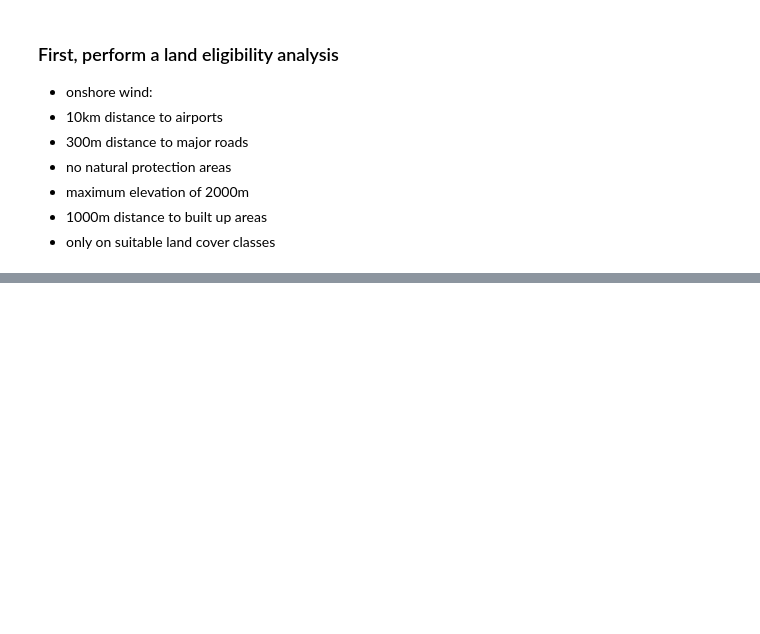
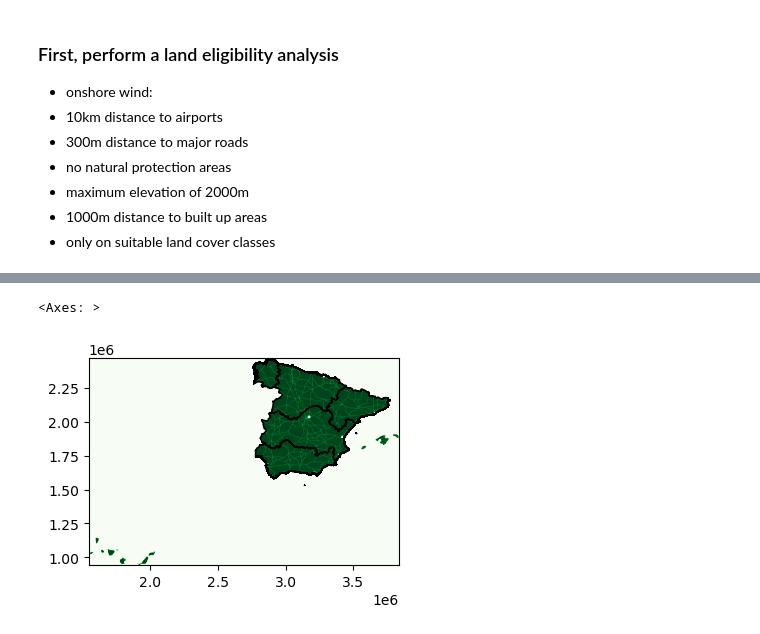
Before and after one commit to LeonieMet/Task4, a Jupyter notebook: Task4.ipynb, the cells around one changed output, grey strips where cells are left out. Saved outputs shown, nothing was run; the diff lists cells and outputs as text; code cells hidden in the pictures; blank space fills up the shorter version.

```diff
--- a/Task4.ipynb
+++ b/Task4.ipynb
@@ -112,0 +125,10 @@ band = clc.read()
+# %%
+#airports
+excluder.add_geometry(file_airport, buffer = 10000)
+band, transform = shape_availability(area, excluder)
+fig, ax = plt.subplots(figsize=(4,5))
+zones.plot(ax=ax, color='none')
+show(band, transform=transform, cmap='Greens', ax=ax)
+# %% [output]
+<Axes: >
+[figure, added]
```
Also changed, not shown: parts of 19 cells of this notebook.
